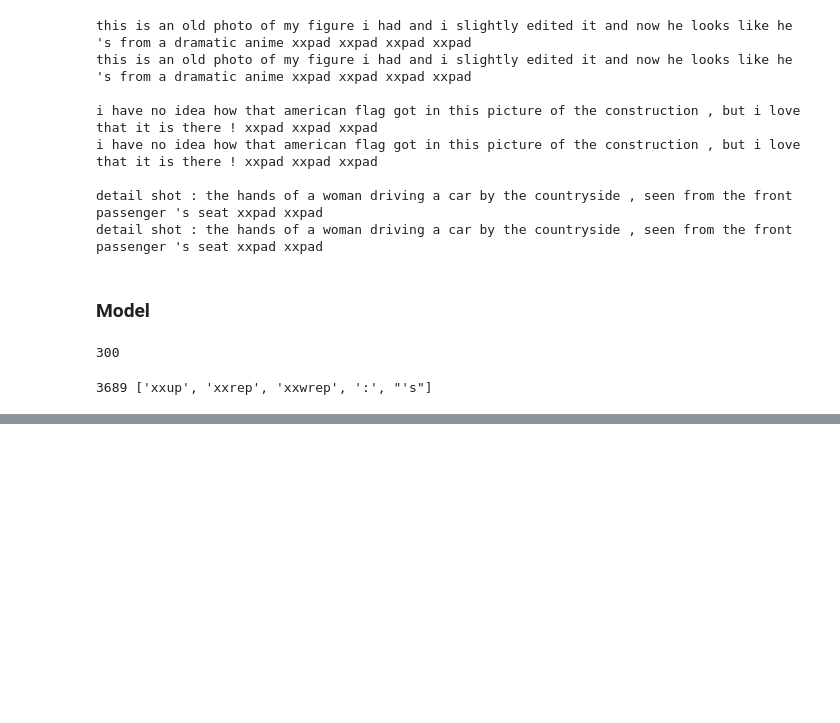
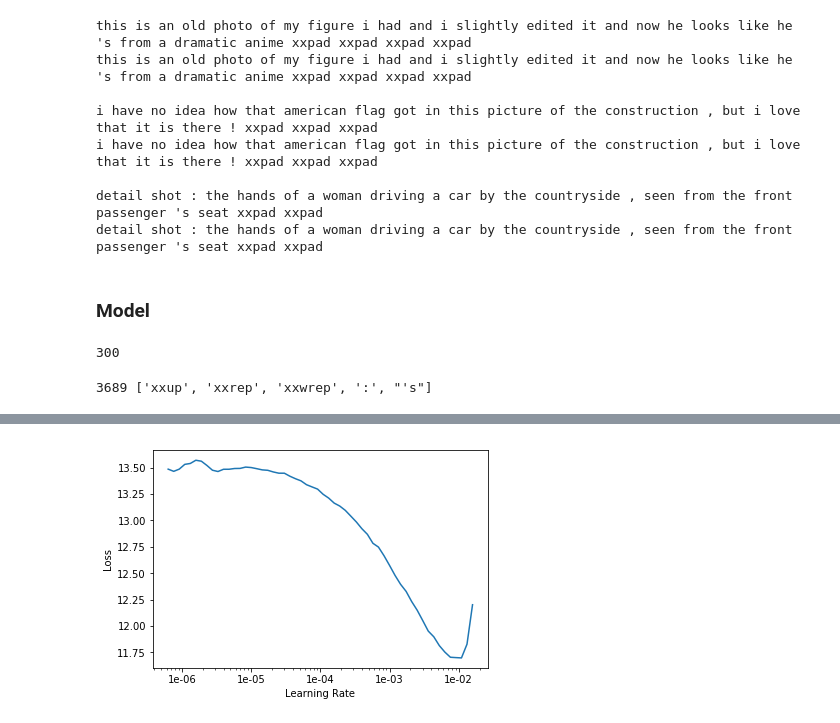
Before and after one commit to fg91/Neural-Image-Caption-Generation-Tutorial, a Jupyter notebook: Image caption generator.ipynb, the cells around one changed output, grey strips where cells are left out. Cells and saved outputs as stored; diff of their text form; code cells hidden in the pictures; blank space fills up the shorter version.

```diff
--- a/Image caption generator.ipynb
+++ b/Image caption generator.ipynb
@@ -286,12 +288,14 @@ def create_emb(wordvecs, itos, emb_sz):
     return emb
 # %%
 class seq2seqAutoEncoder(nn.Module):
-    def __init__(self, wordvecs, itos, emb_sz, n_hid, out_seqlen, n_layers=2):
+    def __init__(self, device, wordvecs, itos, emb_sz, n_hid, out_seqlen, n_layers=2):
         super().__init__()
         self.n_hid, self.n_layers, self.out_seqlen = n_hid, n_layers, out_seqlen
+        self.device = device
 
         # Encoder
         self.emb = create_emb(wordvecs, itos, emb_sz)
+        self.emb = self.emb.to(self.device)
         self.emb_drop = nn.Dropout(0.15)
         self.rnn_enc = nn.GRU(emb_sz, n_hid, num_layers=n_layers, dropout=0.25)
         self.output_enc = nn.Linear(n_hid, emb_sz, bias=False)
@@ -308,6 +312,7 @@ class seq2seqAutoEncoder(nn.Module):
 
         # Encode
         h = self.initHidden(bs)
+        h = h.to(self.device)
         emb = self.emb_drop(self.emb(inp))
         enc_output, h = self.rnn_enc(emb, h) # h[1] is same as enc_outp[-1]!
 
@@ -315,6 +320,7 @@ class seq2seqAutoEncoder(nn.Module):
 
         # Decode
         dec_inp = torch.zeros(bs, requires_grad=False).long()
+        dec_inp = dec_inp.to(self.device)
         res = []
 
         for i in range(self.out_seqlen):
@@ -350,12 +356,13 @@ emb_sz
 # %% [output]
 300
 # %%
-rnn = seq2seqAutoEncoder(vec_dict, vocab.itos, emb_sz, n_hid, 30, n_layers)
+rnn = seq2seqAutoEncoder(gpu, vec_dict, vocab.itos, emb_sz, n_hid, 30, n_layers)
+rnn = rnn.to(gpu)
 # %% [output]
 3689 ['xxup', 'xxrep', 'xxwrep', ':', "'s"]
 # %%
 opt_fn = partial(optim.Adam, betas=(0.8, 0.99))  # like bind in c++
 # %%
-dataBunch = DataBunch(train_dl=trn_dl, valid_dl=val_dl, device=torch.device('cuda'), path=seq_PATH, collate_fn=my_pad_collate_func)
+dataBunch = DataBunch(train_dl=trn_dl, valid_dl=val_dl, device=gpu, path=seq_PATH, collate_fn=my_pad_collate_func)
 # %%
-learn = Learner(data=dataBunch, model=rnn, opt_func=opt_fn, loss_func=Seq2SeqLoss)
+learn = Learner(data=dataBunch, model=to_device(rnn, gpu), opt_func=opt_fn, loss_func=Seq2SeqLoss)
@@ -366,0 +374,4 @@ version from the URL: http://www.nvidia.com/Download/index.aspx
+# %%
+learn.recorder.plot(skip_end=15)
+# %% [output]
+[figure, added]
```
Also changed, not shown: parts of 5 cells of this notebook.
